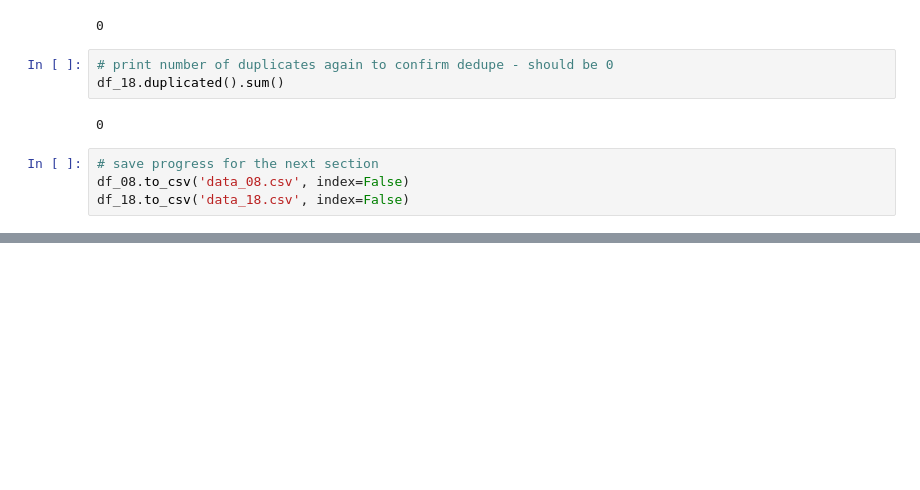
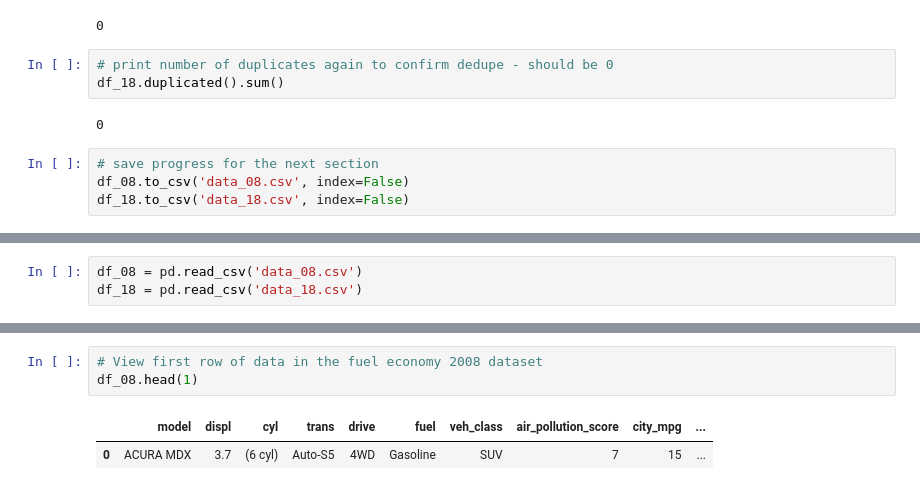
Before and after one commit to emilylauyw/Udacity_DAND_CaseStudy2-Analyze_Fuel_Economy_Data, a Jupyter notebook: analyze_fuel_economy_data.ipynb, the cells around one changed output, grey strips where cells are left out. Saved outputs shown, nothing was run; the diff lists cells and outputs as text; blank space fills up the shorter version.

```diff
--- a/analyze_fuel_economy_data.ipynb
+++ b/analyze_fuel_economy_data.ipynb
@@ -448,0 +451,3 @@ df_18.to_csv('data_18.csv', index=False)
+# %%
+df_08 = pd.read_csv('data_08.csv')
+df_18 = pd.read_csv('data_18.csv')
@@ -448,0 +498,6 @@ df_18.to_csv('data_18.csv', index=False)
+# %%
+# View first row of data in the fuel economy 2008 dataset
+df_08.head(1)
+# %% [output]
+|  | model | displ | cyl | trans | drive | fuel | veh_class | air_pollution_score | city_mpg | ... |
+| 0 | ACURA MDX | 3.7 | (6 cyl) | Auto-S5 | 4WD | Gasoline | SUV | 7 | 15 | ... |
```
Also changed, not shown: parts of 17 cells of this notebook.
